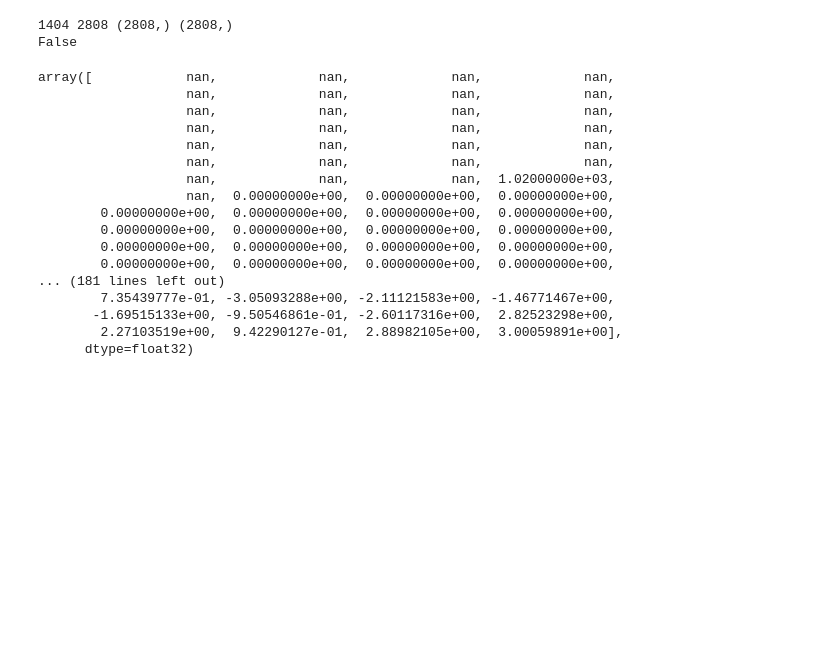
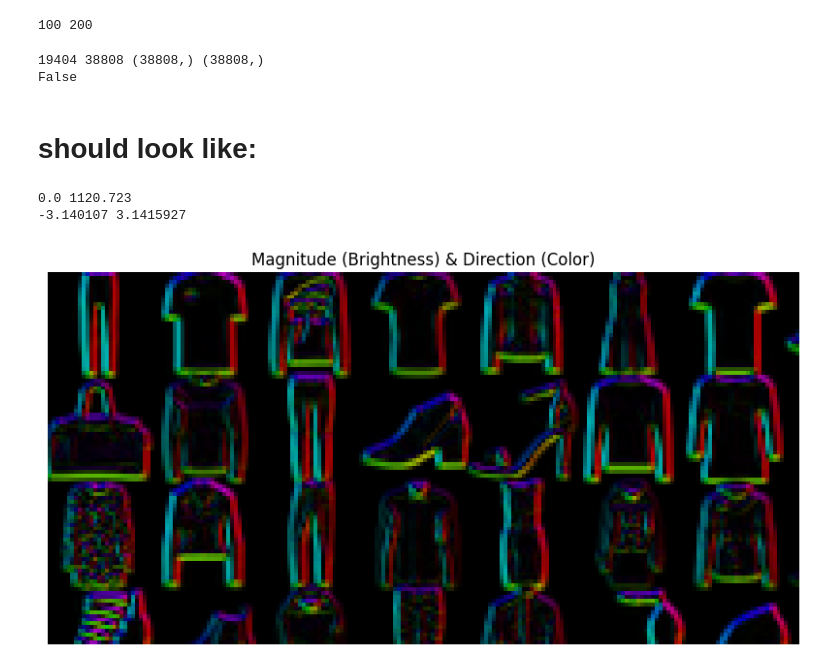
Before and after one commit to laurenceyyf/cs5220-final-project, a Jupyter notebook: python/explore.ipynb, the cells around one changed output. Drawn from its saved outputs; the diff is of its cells as text; code cells hidden in the pictures; blank space fills up the shorter version.

```diff
--- a/python/explore.ipynb
+++ b/python/explore.ipynb
@@ -2,40 +2,24 @@
 import numpy as np
 from matplotlib.colors import hsv_to_rgb
 import matplotlib.pyplot as plt
+# %%
+base = "100_200_100_200"
+extension = "s"
+orig_height = int(base.split("_")[-2])
+orig_width = int(base.split("_")[-1])
+print(orig_height, orig_width)
+# %% [output]
+100 200
 # %%
-base = "12_28_56"
-height = 28
-width = 56
-rows = height - 2
-columns = width - 2
-odarr= np.fromfile(f"./data/{base}_1d.magdir.bin", dtype=np.float32)
+magdir_height =orig_height - 2
+magdir_width = orig_width - 2
+odarr= np.fromfile(f"./data/{base}_{extension}.magdir.bin", dtype=np.float32)
 refarr= np.fromfile(f"./data/{base}.magdir.bin", dtype=np.float32)
-print(rows * columns, rows * columns*2, refarr.shape, odarr.shape)
+print(magdir_height * magdir_width, magdir_height * magdir_width*2, refarr.shape, odarr.shape)
 print(np.any(np.isnan(odarr)))
 # %% [output]
-1404 2808 (2808,) (2808,)
+19404 38808 (38808,) (38808,)
 False
-# %%
-rawarr = np.fromfile("./data/0_magdir.bin", dtype=np.float32)
-rawarr
-# %% [output]
-array([            nan,             nan,             nan,             nan,
-                   nan,             nan,             nan,             nan,
-                   nan,             nan,             nan,             nan,
-                   nan,             nan,             nan,             nan,
-                   nan,             nan,             nan,             nan,
-                   nan,             nan,             nan,             nan,
-                   nan,             nan,             nan,  1.02000000e+03,
-                   nan,  0.00000000e+00,  0.00000000e+00,  0.00000000e+00,
-        0.00000000e+00,  0.00000000e+00,  0.00000000e+00,  0.00000000e+00,
-        0.00000000e+00,  0.00000000e+00,  0.00000000e+00,  0.00000000e+00,
-        0.00000000e+00,  0.00000000e+00,  0.00000000e+00,  0.00000000e+00,
-        0.00000000e+00,  0.00000000e+00,  0.00000000e+00,  0.00000000e+00,
-... (181 lines left out)
-        7.35439777e-01, -3.05093288e+00, -2.11121583e+00, -1.46771467e+00,
-       -1.69515133e+00, -9.50546861e-01, -2.60117316e+00,  2.82523298e+00,
-        2.27103519e+00,  9.42290127e-01,  2.88982105e+00,  3.00059891e+00],
-      dtype=float32)
 # %%
 def visualize_vector_field(mag, direction, h, w):
     """
@@ -80,0 +59,12 @@ def visualize_vector_field(mag, direction, h, w):
+# %% [markdown]
+# should look like:
+# %%
+ref_mags = refarr[:(magdir_height*magdir_width)]
+ref_dirs = refarr[(magdir_height*magdir_width):]
+print(ref_mags.min(), ref_mags.max())
+print(ref_dirs.min(), ref_dirs.max())
+visualize_vector_field(ref_mags, ref_dirs, magdir_height, magdir_width)
+# %% [output]
+0.0 1120.723
+-3.140107 3.1415927
+[figure, added]
```
Also changed, not shown: parts of 25 cells of this notebook, 1 other file.
